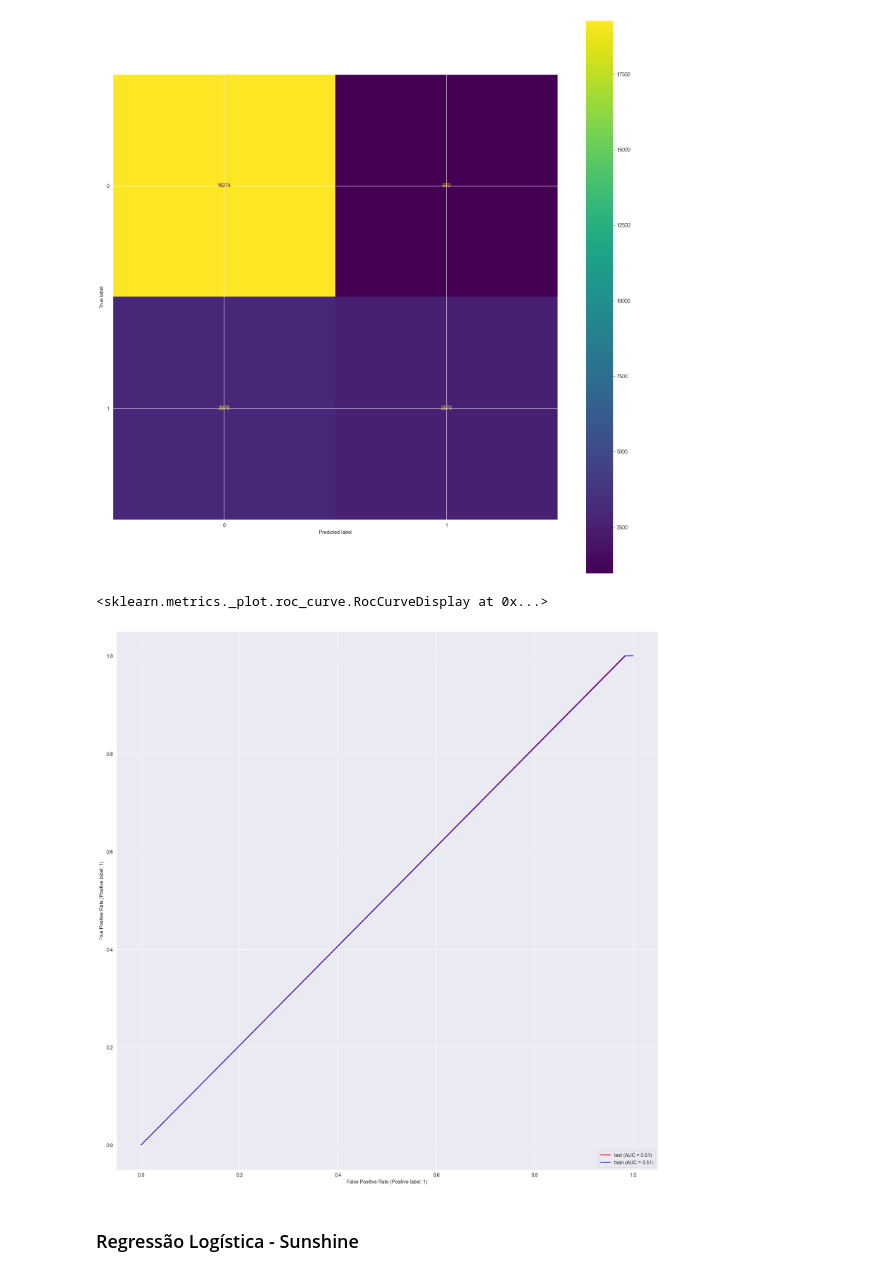
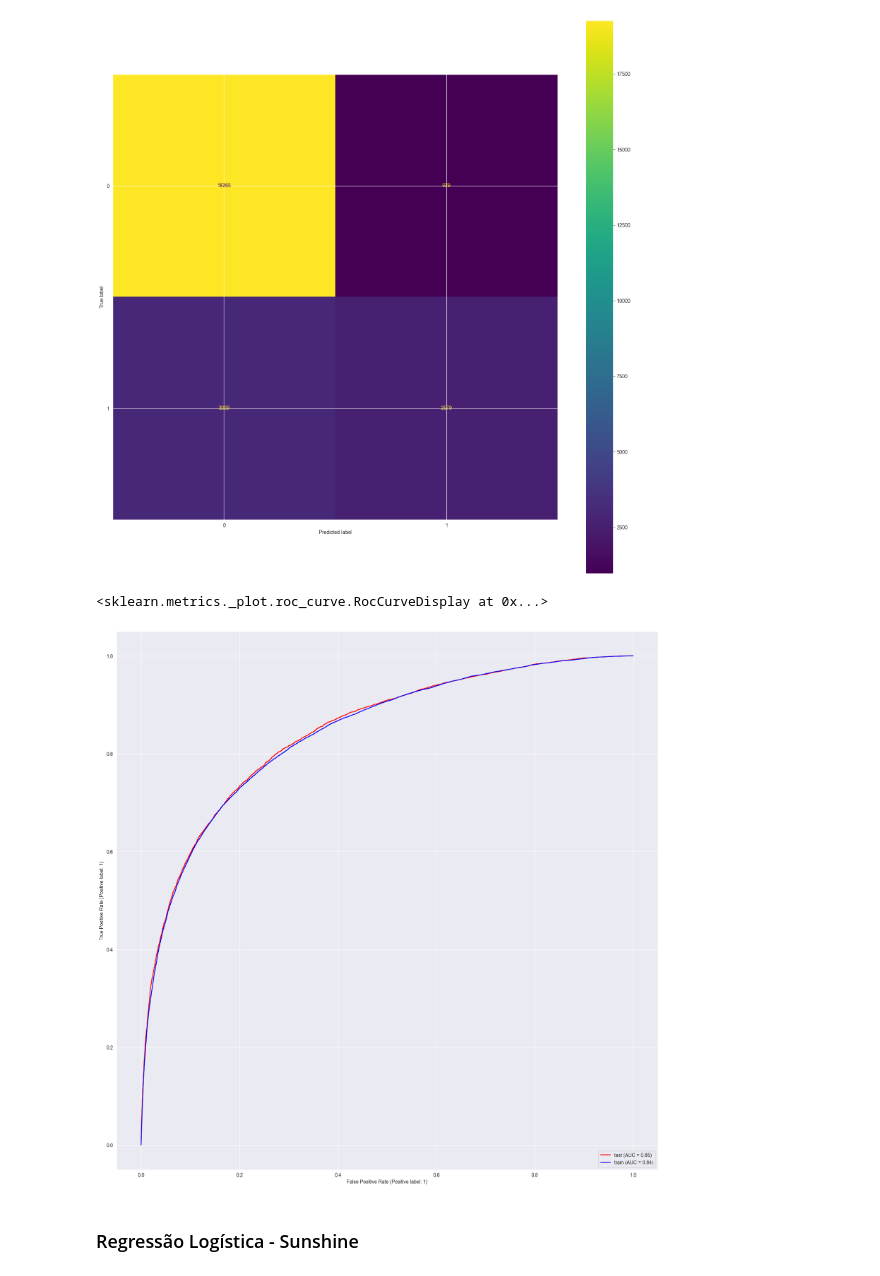
Before and after one commit to LucasAPerfeito/projeto_rain_tomorrow, a Jupyter notebook: Projeto It will rain.ipynb, the cells around one changed output. Drawn from its saved outputs; the diff is of its cells as text; code cells hidden in the pictures.

```diff
--- a/Projeto It will rain.ipynb
+++ b/Projeto It will rain.ipynb
@@ -259,6 +267,0 @@ sns.heatmap(chuva.isnull(),cbar=False)
-# %%
-dicionario = {}
-
-for i in df_nulo_sunshine.columns:
-    dicionario[i] = sum(df_nulo_sunshine[i].isnull())
-dicionario
@@ -499,5 +484,5 @@ chuva.shape
 # %%
-chuva.dropna(axis=0, subset = ['wind_gustspeed_x', 'wind_gustspeed_y'], inplace = True)
+chuva.dropna(axis=0, subset = ['wind_gustspeed'], inplace = True)
 # %%
 chuva.shape
 # %% [output]
@@ -519,7 +541,7 @@ scaler = StandardScaler()
 # %%
 logistic = LogisticRegression()
 # %%
-X = chuva[['humidity', 'humidity3pm', 'raintoday_Yes', 'humidity9am', 'rainfall', 'wind_gustspeed_x', 'wind_gustspeed_y']]
+X = chuva[['humidity', 'humidity3pm', 'raintoday_Yes', 'humidity9am', 'rainfall', 'wind_gustspeed', 'group_city']]
 y = chuva['raintomorrow_Yes']
 # %%
 X_train, X_test, y_train, y_test = train_test_split(X, y, test_size=0.2, random_state=42)
@@ -568,11 +590,11 @@ ConfusionMatrixDisplay(confusion_matrix(y_test, logistic.predict(X_std_test))).p
 # %%
 fig, ax = plt.subplots()
 
-RocCurveDisplay.from_estimator(logistic,X_test, y_test, color='red', ax= ax, name='test')
-RocCurveDisplay.from_estimator(logistic, X_train, y_train, color='blue', ax=ax, name='train')
+RocCurveDisplay.from_estimator(logistic,X_std_test, y_test, color='red', ax= ax, name='test')
+RocCurveDisplay.from_estimator(logistic, X_std_train, y_train, color='blue', ax=ax, name='train')
 # %% [output]
 <sklearn.metrics._plot.roc_curve.RocCurveDisplay at 0x...>
-[figure, old version]
+[figure, new version]
 # %% [markdown]
 ### Regressão Logística - Sunshine
 # %%
```
Also changed, not shown: parts of 52 cells of this notebook.
